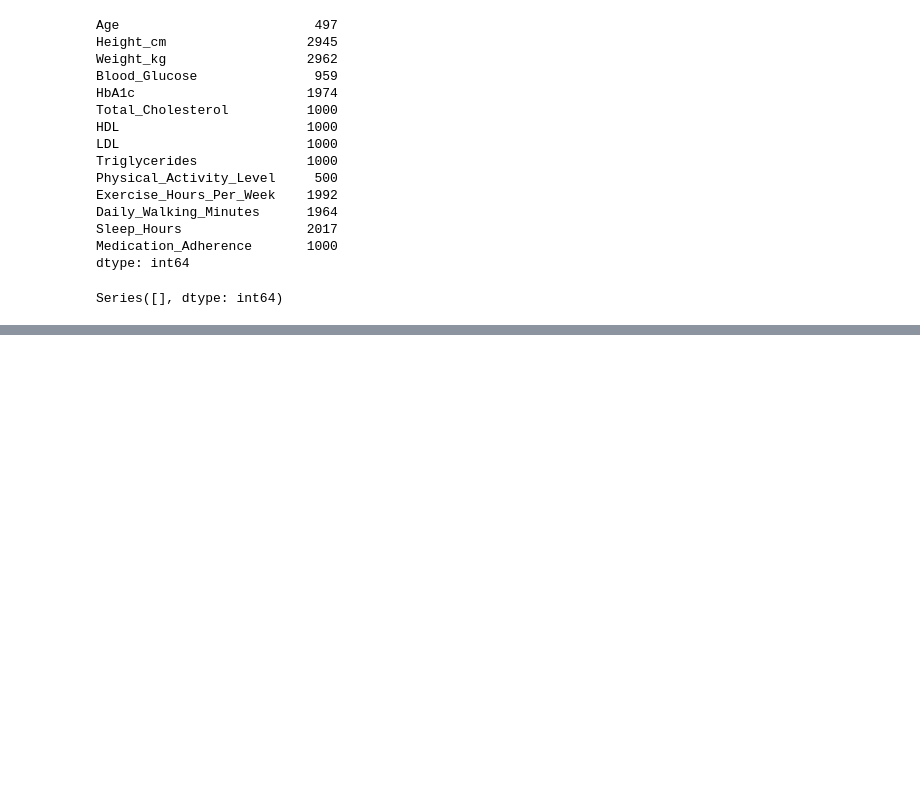
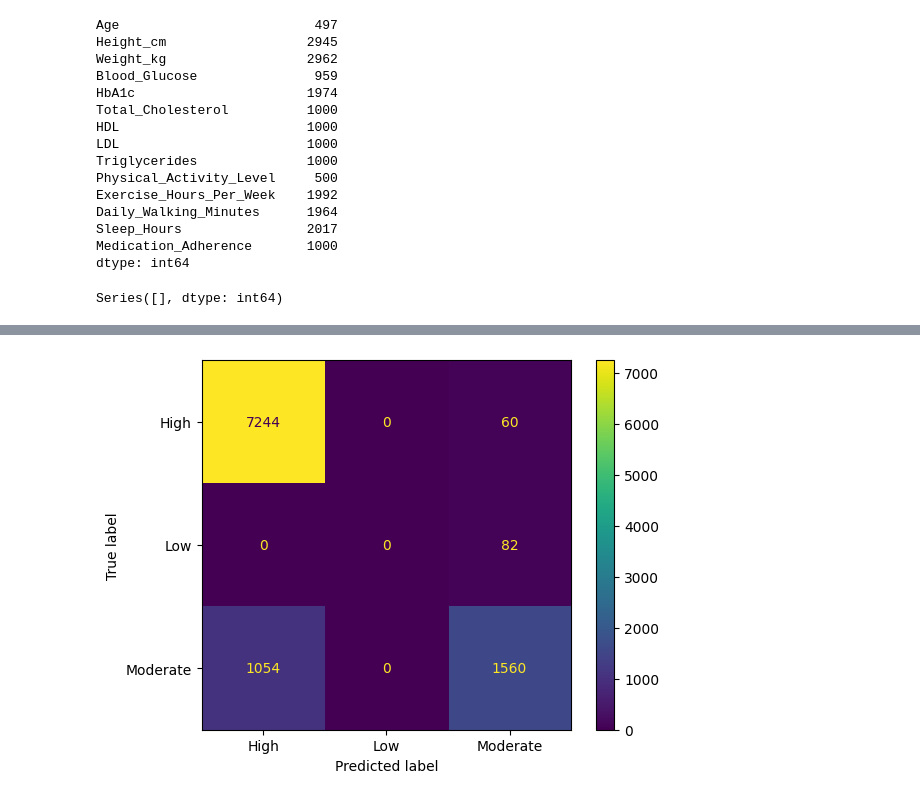
Before and after one commit to satyam2006-cmd/DataForge, a Jupyter notebook: Journey_milestones_and_mini_projects/Diabetes Risk prediction (examining xai).ipynb, the cells around one changed output, grey strips where cells are left out. Cells and saved outputs as stored; diff of their text form; code cells hidden in the pictures; blank space fills up the shorter version.

```diff
--- a/Journey_milestones_and_mini_projects/Diabetes Risk prediction (examining xai).ipynb
+++ b/Journey_milestones_and_mini_projects/Diabetes Risk prediction (examining xai).ipynb
@@ -150,0 +252,12 @@ Series([], dtype: int64)
+# %%
+num_cols = X.select_dtypes(include='number').columns
+cat_cols = X.select_dtypes(include='object').columns
+# %%
+from sklearn.pipeline import Pipeline
+from sklearn.compose import ColumnTransformer
+from sklearn.preprocessing import StandardScaler,OneHotEncoder
+
+Preprocessor = ColumnTransformer([
+    ('num', StandardScaler(), num_cols),
+    ("cat", OneHotEncoder(handle_unknown = 'ignore'), cat_cols)
+])
@@ -150,0 +266,12 @@ Series([], dtype: int64)
+# %%
+from sklearn.ensemble import RandomForestClassifier
+model = Pipeline([
+    ('preprocessor', Preprocessor),
+    ('classifier', RandomForestClassifier(
+    n_estimators=300,
+    class_weight='balanced',
+    random_state=42,
+    n_jobs=-1
+))
+])
+model.fit(X_train, Y_train)
@@ -150,0 +296,2 @@ Series([], dtype: int64)
+# %%
+Y_pred = model.predict(X_test)
@@ -150,0 +319,7 @@ Series([], dtype: int64)
+# %%
+from sklearn.metrics import ConfusionMatrixDisplay
+
+ConfusionMatrixDisplay.from_predictions(Y_test, Y_pred)
+plt.show()
+# %% [output]
+[figure, added]
```
Also changed, not shown: parts of 32 cells of this notebook.
